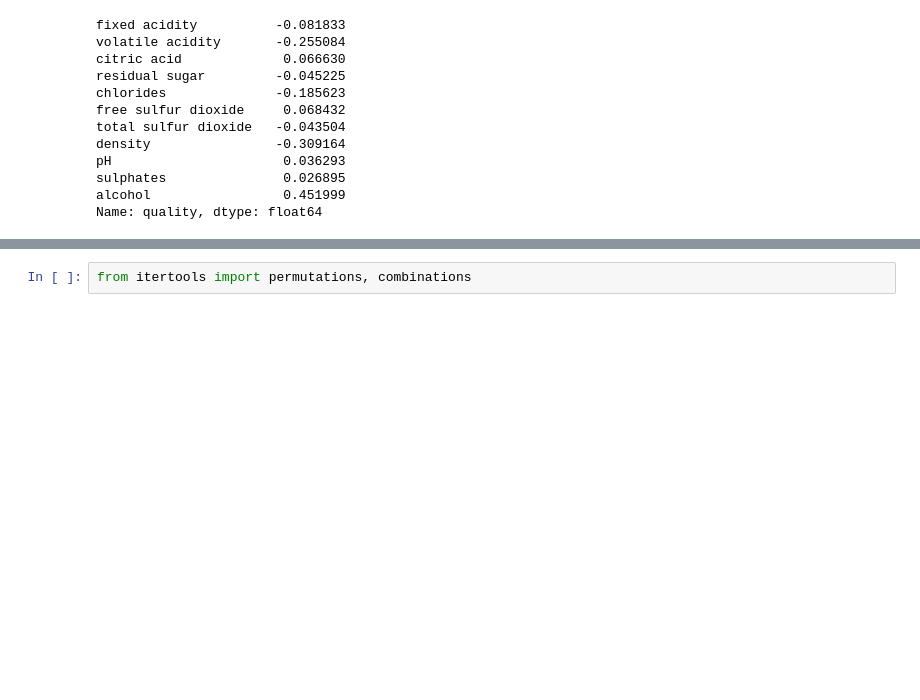
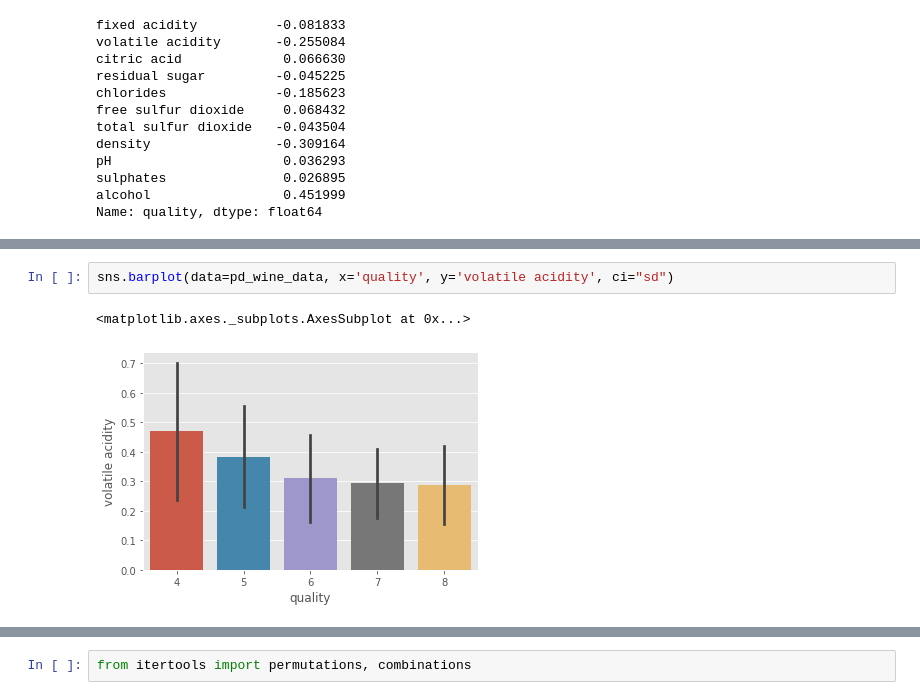
Before and after one commit to spegas/Dacon, a Jupyter notebook: Wine_v1.ipynb, the cells around one changed output, grey strips where cells are left out. Cells and saved outputs as stored; diff of their text form; blank space fills up the shorter version.

```diff
--- a/Wine_v1.ipynb
+++ b/Wine_v1.ipynb
@@ -216,0 +244,5 @@ Name: quality, dtype: float64
+# %%
+sns.barplot(data=pd_wine_data, x='quality', y='volatile acidity', ci="sd")
+# %% [output]
+<matplotlib.axes._subplots.AxesSubplot at 0x...>
+[figure, added]
```
Also changed, not shown: parts of 10 cells of this notebook.
